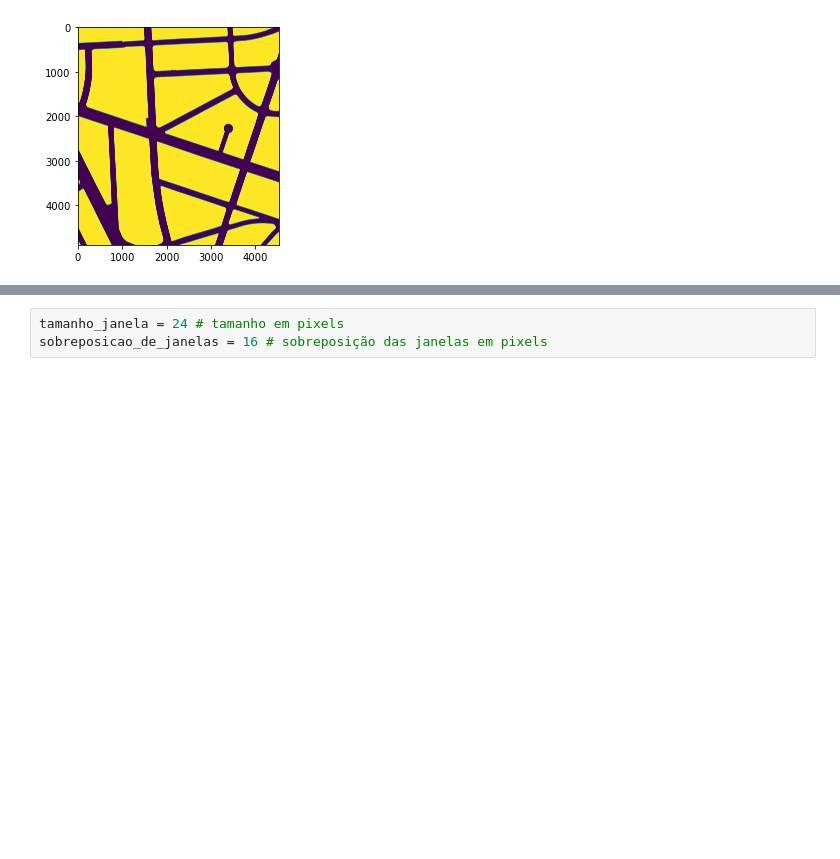
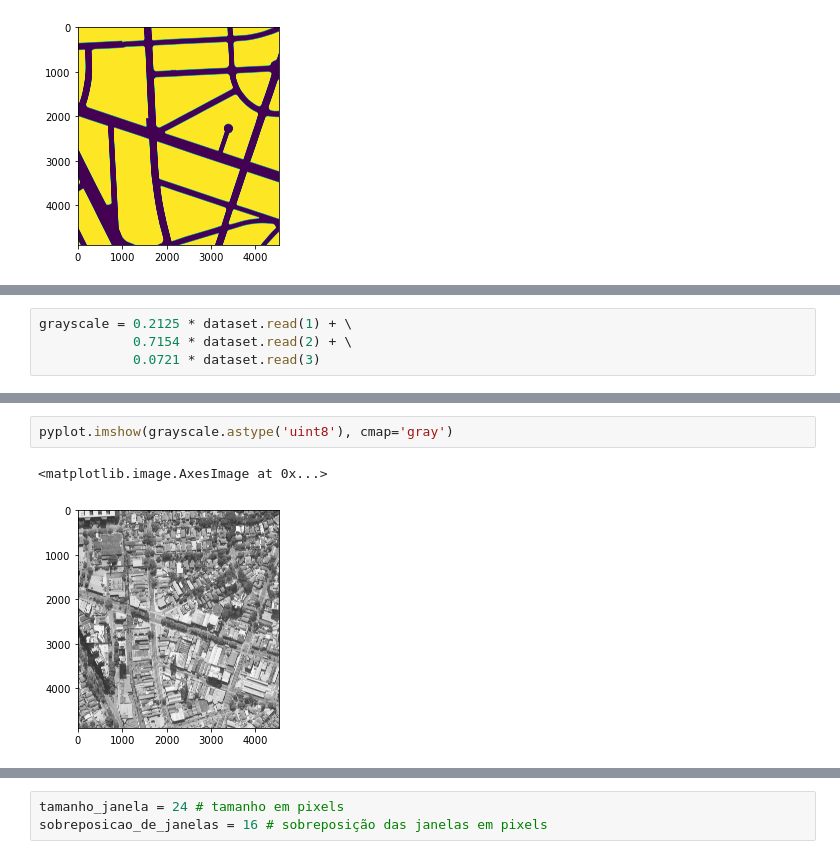
Before and after one commit to AndaSampa/faixas-de-pedestre, a Jupyter notebook: 00 - Preparando dados para o treinamento por aprendizado de máquina.ipynb, the cells around one changed output, grey strips where cells are left out. Drawn from its saved outputs; the diff is of its cells as text; blank space fills up the shorter version.

```diff
--- a/00 - Preparando dados para o treinamento por aprendizado de máquina.ipynb
+++ b/00 - Preparando dados para o treinamento por aprendizado de máquina.ipynb
@@ -126,0 +133,4 @@ pyplot.imshow(quadras)
+# %%
+grayscale = 0.2125 * dataset.read(1) + \
+            0.7154 * dataset.read(2) + \
+            0.0721 * dataset.read(3)
@@ -126,0 +147,5 @@ pyplot.imshow(quadras)
+# %%
+pyplot.imshow(grayscale.astype('uint8'), cmap='gray')
+# %% [output]
+<matplotlib.image.AxesImage at 0x...>
+[figure, added]
```
Also changed, not shown: parts of 24 cells of this notebook, 6 other files.
